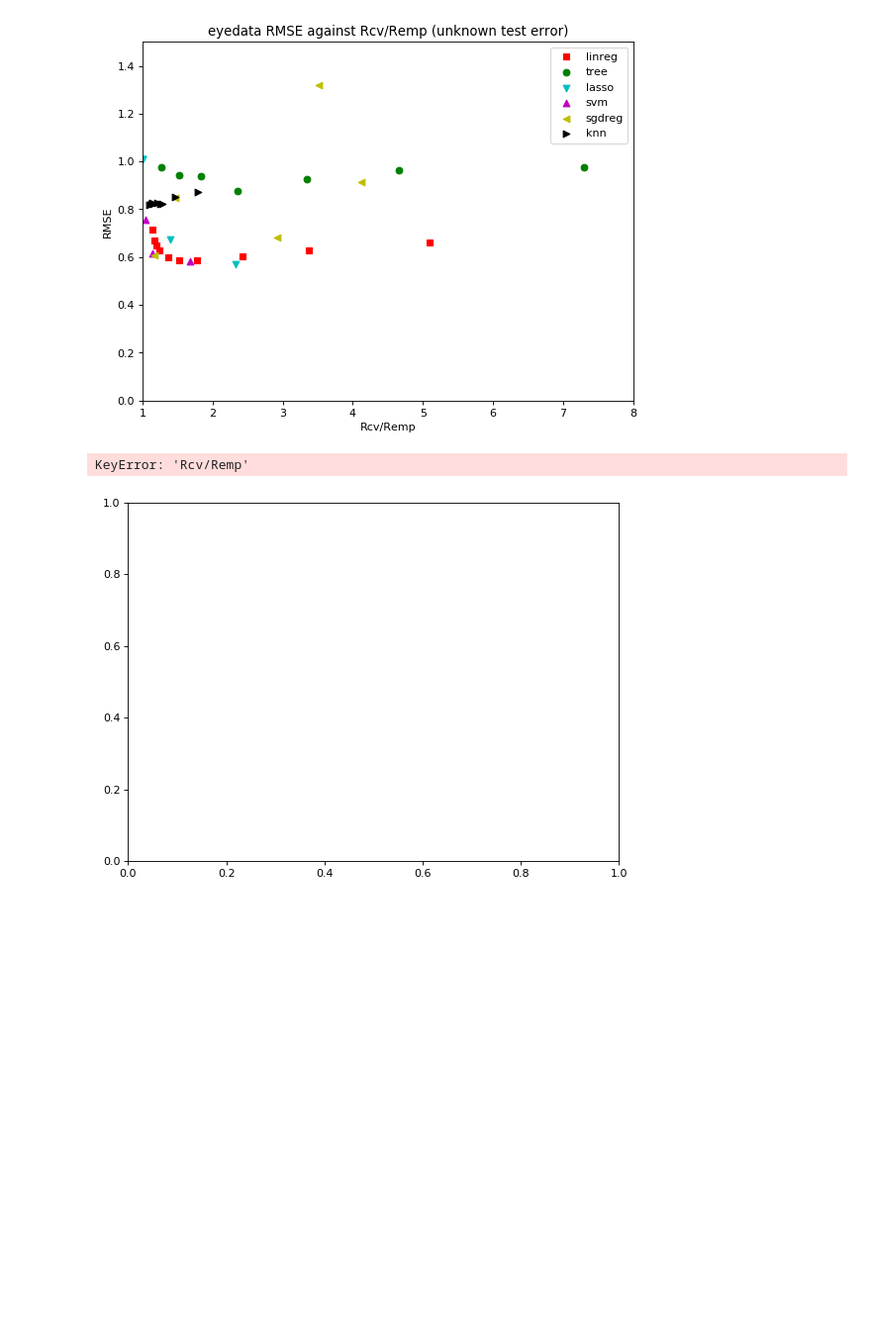
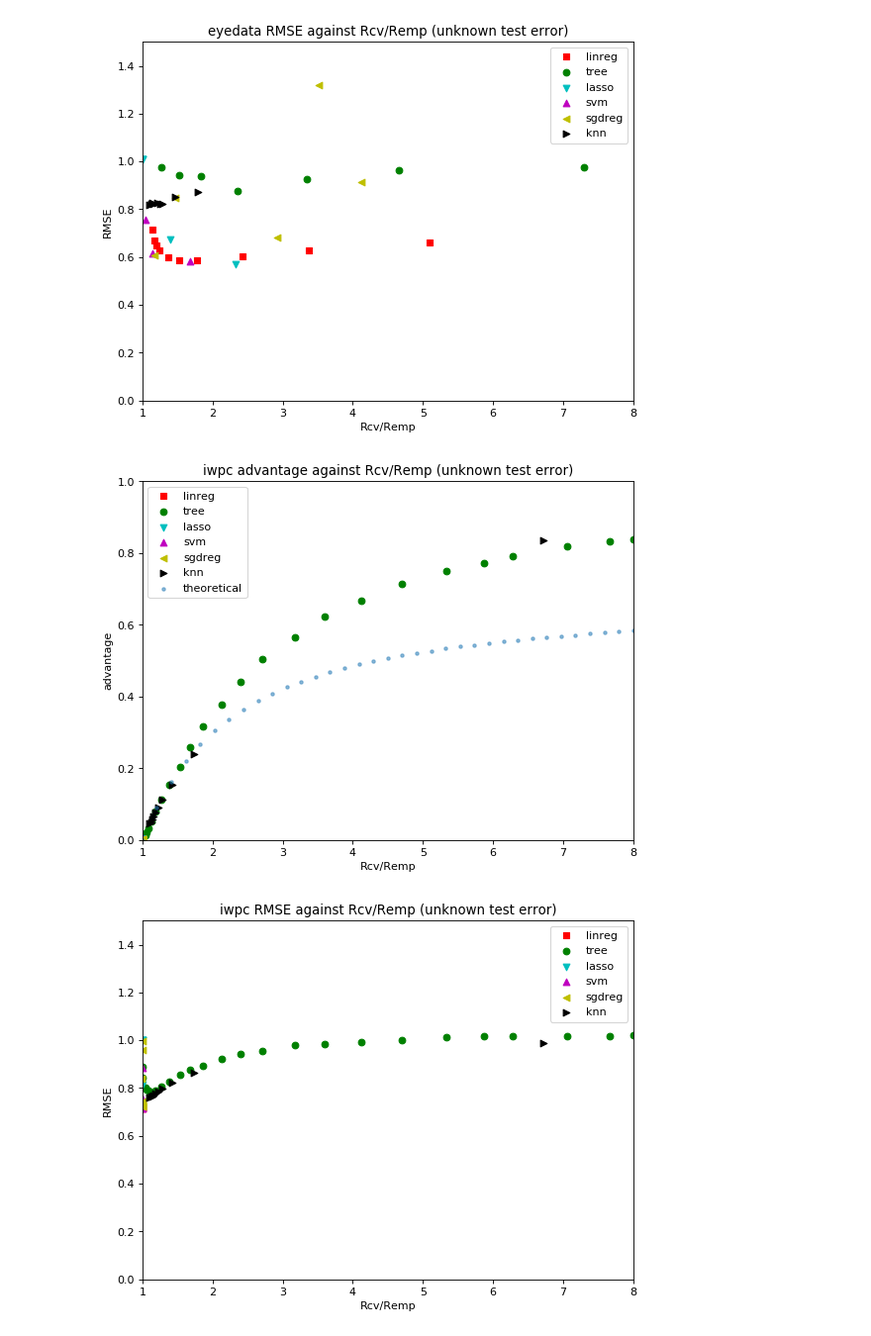
Before and after one commit to donakq/MSE-234-Membership_Inference, a Jupyter notebook: plot.ipynb, the cells around one changed output. Shown at 99% size. Drawn from its saved outputs; the diff is of its cells as text; code cells hidden in the pictures; blank space fills up the shorter version.

```diff
--- a/plot.ipynb
+++ b/plot.ipynb
@@ -227,6 +221,8 @@ plt.show()
 [figure]
 [figure]
 # %%
+# eyedata_unknown test error
+
 markers = [ "," , "o" , "v" , "^" , "<", ">",]
 colors = ['r','g','c','m', 'y', 'k']
 label = ['linreg', 'tree', 'lasso', 'svm', 'sgdreg','knn']
@@ -235,37 +231,37 @@ figure( figsize=(8, 6), dpi=80, facecolor='w', edgecolor='k')
 ax = plt.gca()
 for i in range(len(iwpc_unknown)):
     df = iwpc_unknown[i]
     mi = markers[i] #marker for ith feature
     ci = colors[i] #color for ith feature
     plt.scatter(df['Rcv/Remp'], df['train_TRAIN']-df['test_TRAIN'], label=label[i] , marker=mi, color=ci)
 plt.scatter(ratio, theo_adv2s, alpha = 0.5,marker= '.', label ='theoretical')
 plt.legend()
 plt.xticks()
 plt.ylabel('advantage')
 plt.xlabel('Rcv/Remp')
 plt.ylim([0, 1])
 plt.xlim([1, 8])
-plt.title('iwpc advantage against Rcv/Remp (known test error)')
+plt.title('iwpc advantage against Rcv/Remp (unknown test error)')
 plt.show()
 
 figure( figsize=(8, 6), dpi=80, facecolor='w', edgecolor='k')
 ax = plt.gca()
 for i in range(len(iwpc_known)):
     df = iwpc_unknown[i]
     mi = markers[i] #marker for ith feature
     ci = colors[i] #color for ith feature
     plt.scatter(df['Rcv/Remp'], df['r_cv'], label=label[i] , marker=mi, color=ci)
 plt.legend()
 plt.xticks()
 plt.ylabel('RMSE')
 plt.xlabel('Rcv/Remp')
 plt.xlim([1, 8])
 plt.ylim([0, 1.5])
-plt.title('iwpc RMSE against Rcv/Remp (known test error)')
+plt.title('iwpc RMSE against Rcv/Remp (unknown test error)')
 plt.show()
 # %% [output]
-KeyError: 'Rcv/Remp'
-[figure, old version]
+[figure, new version]
+[figure, added]
 # %%
 ax = plt.gca()
 plt.scatter(ratio, theo_advs, alpha = 0.5,marker= '.', label ='theoretical')
```
Also changed, not shown: parts of 9 cells of this notebook.
